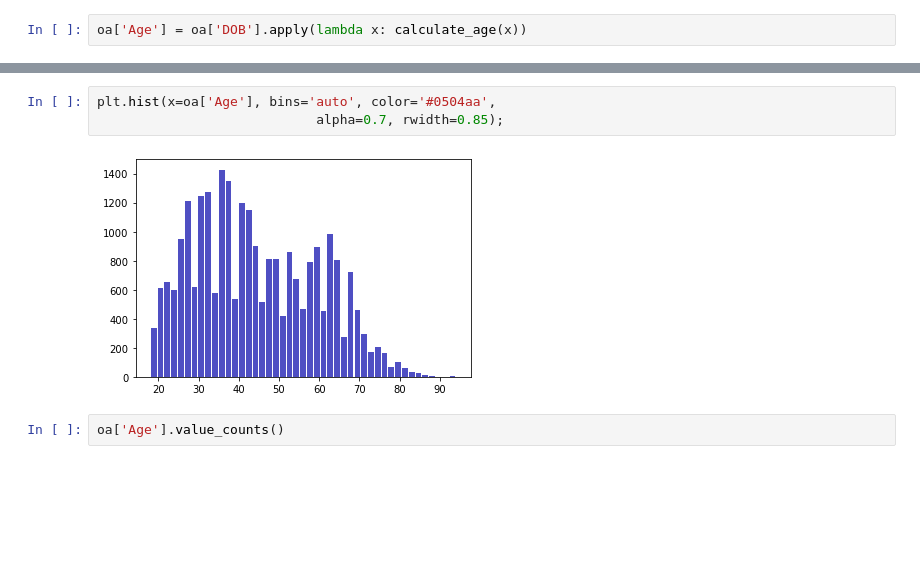
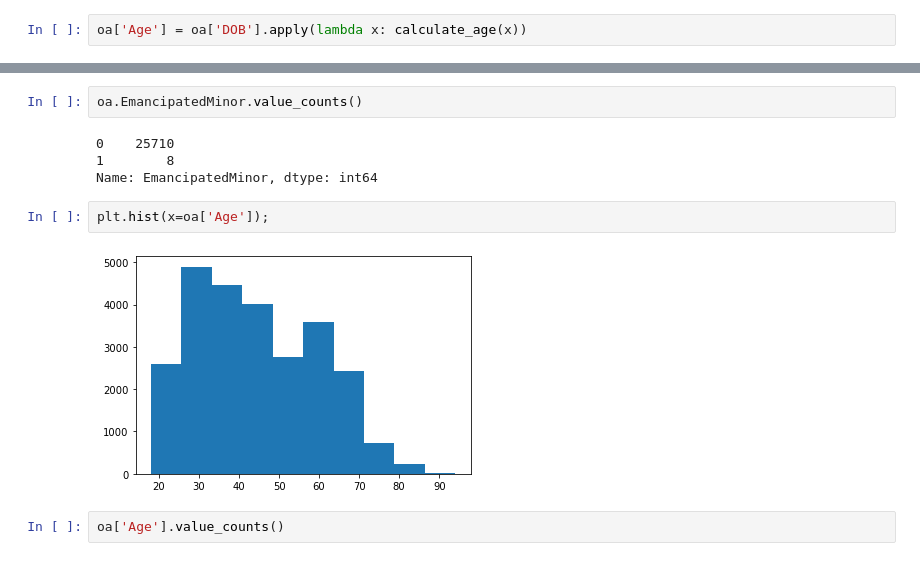
Before and after one commit to dongmeic/LCOG_support, a Jupyter notebook: Lane/HomesforGood.ipynb, the cells around one changed output, grey strips where cells are left out. Cells and saved outputs as stored; diff of their text form; blank space fills up the shorter version.

```diff
--- a/Lane/HomesforGood.ipynb
+++ b/Lane/HomesforGood.ipynb
@@ -31,8 +73,13 @@ oa['Age'] = oa['DOB'].apply(lambda x: calculate_age(x))
+# %%
+oa.EmancipatedMinor.value_counts()
+# %% [output]
+0    25710
+1        8
+Name: EmancipatedMinor, dtype: int64
 # %%
-plt.hist(x=oa['Age'], bins='auto', color='#0504aa',
-                            alpha=0.7, rwidth=0.85);
+plt.hist(x=oa['Age']);
 # %% [output]
-[figure, old version]
+[figure, new version]
 # %%
 oa['Age'].value_counts()
 # %% [output]
```
Also changed, not shown: parts of 23 cells of this notebook, 3 other files.
